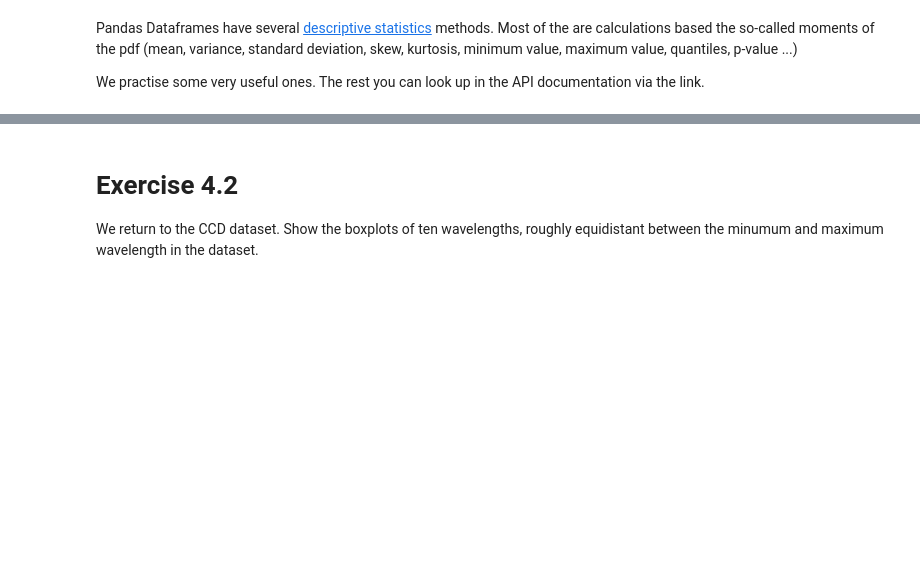
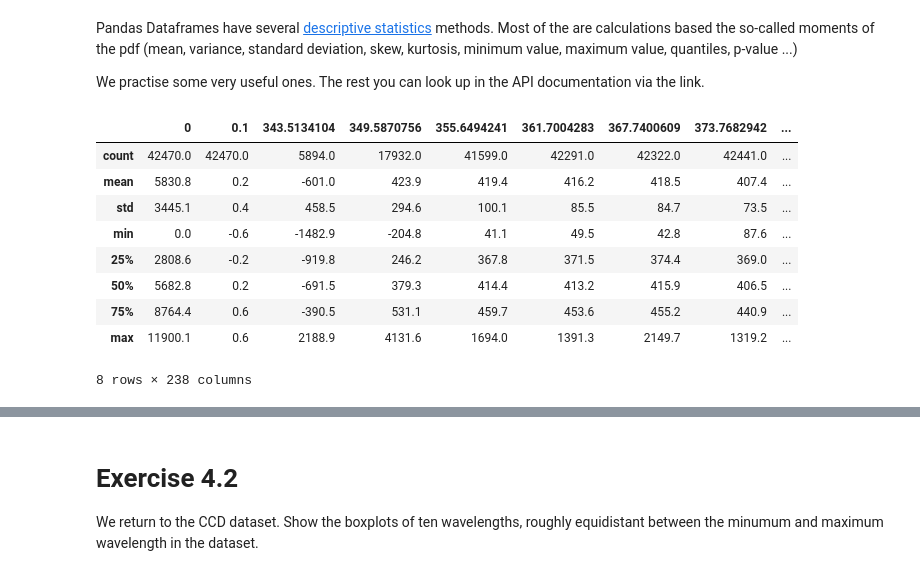
Before and after one commit to Sean-Reinhardt/Reinhardt-Sean, a Jupyter notebook: 04_Dataframes_Stats_Plotting.ipynb, the cells around one changed output, grey strips where cells are left out. Drawn from its saved outputs; the diff is of its cells as text; code cells hidden in the pictures; blank space fills up the shorter version.

```diff
--- a/04_Dataframes_Stats_Plotting.ipynb
+++ b/04_Dataframes_Stats_Plotting.ipynb
@@ -152,2 +181,15 @@ round(df.describe(),2) # why do we use the round method ?
+# %%
+round(df.describe(),1) # the one gives the number of decimal points
+# %% [output]
+|  | 0 | 0.1 | 343.5134104 | 349.5870756 | 355.6494241 | 361.7004283 | 367.7400609 | 373.7682942 | ... |
+| count | 42470.0 | 42470.0 | 5894.0 | 17932.0 | 41599.0 | 42291.0 | 42322.0 | 42441.0 | ... |
+| mean | 5830.8 | 0.2 | -601.0 | 423.9 | 419.4 | 416.2 | 418.5 | 407.4 | ... |
+| std | 3445.1 | 0.4 | 458.5 | 294.6 | 100.1 | 85.5 | 84.7 | 73.5 | ... |
+| min | 0.0 | -0.6 | -1482.9 | -204.8 | 41.1 | 49.5 | 42.8 | 87.6 | ... |
+| 25% | 2808.6 | -0.2 | -919.8 | 246.2 | 367.8 | 371.5 | 374.4 | 369.0 | ... |
+| 50% | 5682.8 | 0.2 | -691.5 | 379.3 | 414.4 | 413.2 | 415.9 | 406.5 | ... |
+| 75% | 8764.4 | 0.6 | -390.5 | 531.1 | 459.7 | 453.6 | 455.2 | 440.9 | ... |
+| max | 11900.1 | 0.6 | 2188.9 | 4131.6 | 1694.0 | 1391.3 | 2149.7 | 1319.2 | ... |
+8 rows × 238 columns
 # %%
 # Try some other descriptive methods here.
```
Also changed, not shown: parts of 11 cells of this notebook.
